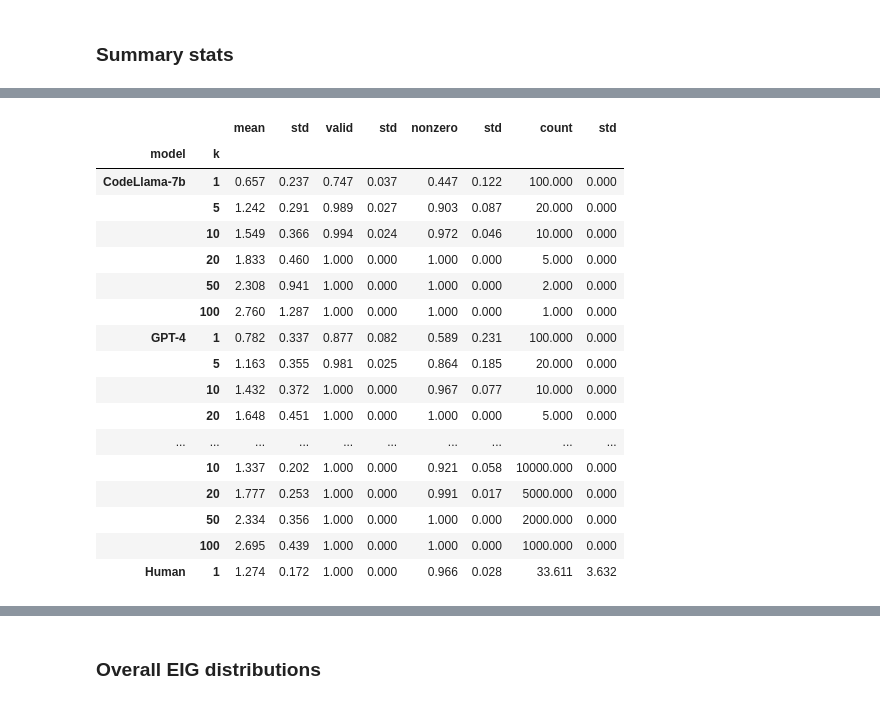
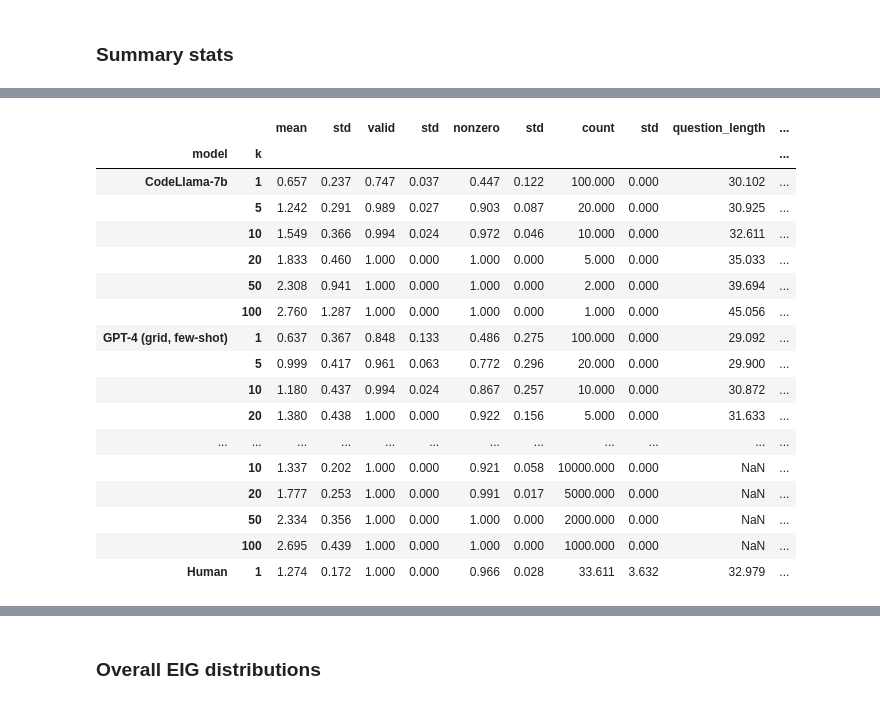
Before and after one commit to gabegrand/battleship, a Jupyter notebook: experiments/cogsci/analysis.ipynb, the cells around one changed output, grey strips where cells are left out. Drawn from its saved outputs; the diff is of its cells as text; code cells hidden in the pictures.

```diff
--- a/experiments/cogsci/analysis.ipynb
+++ b/experiments/cogsci/analysis.ipynb
@@ -142,7 +143,15 @@ df_grammar_enumeration
 # %% [markdown]
 # Construct bootstrapped k samples
 # %%
-BOOTSTRAP_MODELS = [df_codellama_7b, df_gpt4, df_grammar_sampling, df_grammar_enumeration]
+BOOTSTRAP_MODELS = [
+    df_codellama_7b,
+    df_gpt4_textual_zero_shot,
+    df_gpt4_textual,
+    df_gpt4_grid_zero_shot,
+    df_gpt4_grid,
+    df_grammar_sampling,
+    df_grammar_enumeration,
+]
 
 
 def bootstrap(df: pd.DataFrame, k: int = 5):
@@ -153,13 +162,14 @@ def bootstrap(df: pd.DataFrame, k: int = 5):
     # return pd.concat(samples).reset_index(drop=False)
     _scores = df["score"].to_numpy()
     n = len(_scores)
-    _scores = np.nan_to_num(_scores, nan=float('-inf'))
+    _scores = np.nan_to_num(_scores, nan=float("-inf"))
     _scores = np.reshape(_scores, (-1, k))
     idx = np.argmax(_scores, axis=1)
     offset = np.array([i * k for i in range(len(idx))])
     idx = idx + offset
     _df = df.iloc[idx].reset_index(drop=True)
     return _df
+
 
 data = []
 
@@ -172,6 +182,9 @@ for _df_model in BOOTSTRAP_MODELS:
     for k in [5, 10, 20, 50, 100]:
         # _df = _df_model.groupby(["model", "trial_id"]).apply(lambda df: bootstrap(df, k=k)).reset_index(drop=True)
         for trial_id, df_group in _df_model.groupby("trial_id"):
+            if len(df_group) < k:
+                continue
+
             _df = bootstrap(df_group.copy(), k=k)
             _df["k"] = k
             data.append(_df)
@@ -219,9 +243,17 @@ df
 ### Summary stats
 # %%
 aggregators = {
-    "mean": "mean",
-    # "max": "max",
-    "valid": lambda x: x.count() / len(x),
-    "nonzero": lambda x: (x > 0).sum() / len(x),
-    "count": lambda x: len(x),
+    "score": [
+        ("mean", lambda x: x.mean()),
+        ("valid", lambda x: x.count() / len(x)),
+        ("nonzero", lambda x: (x > 0).sum() / len(x)),
+        ("count", lambda x: len(x)),
+    ],
+    "question": [
+        ("question_length", lambda x: x.str.len().mean()),
+    ]
 }
+
+df_grouped_by_trial = df.groupby(["trial_id", "model", "k"]).agg(aggregators)
+df_grouped_by_trial.columns = df_grouped_by_trial.columns.droplevel(0)
+df_grouped_by_trial
@@ -250,3 +274,0 @@ df_grouped_by_model
-# %%
-df_grouped_by_trial = df.groupby(["trial_id", "model", "k"]).score.agg(**aggregators)
-df_grouped_by_trial
@@ -268,25 +275,29 @@ df_grouped_by_trial
 # %%
-df_main_results = df_grouped_by_trial.groupby(["model", "k"])[list(aggregators.keys())].agg(["mean", "std"])
+df_main_results = df_grouped_by_trial.groupby(["model", "k"])[
+    ["mean", "valid", "nonzero", "count", "question_length"]
+].agg(["mean", "std"])
 # flatten multiindex
-df_main_results.columns = [col[1] if col[1] == "std" else col[0] for col in df_main_results.columns]
+df_main_results.columns = [
+    col[1] if col[1] == "std" else col[0] for col in df_main_results.columns
+]
 df_main_results = df_main_results.round(3)
 df_main_results
 # %% [output]
-|  |  | mean | std | valid | std | nonzero | std | count | std |
-| model | k |  |  |  |  |  |  |  |  |
-| CodeLlama-7b | 1 | 0.657 | 0.237 | 0.747 | 0.037 | 0.447 | 0.122 | 100.000 | 0.000 |
-|  | 5 | 1.242 | 0.291 | 0.989 | 0.027 | 0.903 | 0.087 | 20.000 | 0.000 |
-|  | 10 | 1.549 | 0.366 | 0.994 | 0.024 | 0.972 | 0.046 | 10.000 | 0.000 |
-|  | 20 | 1.833 | 0.460 | 1.000 | 0.000 | 1.000 | 0.000 | 5.000 | 0.000 |
-|  | 50 | 2.308 | 0.941 | 1.000 | 0.000 | 1.000 | 0.000 | 2.000 | 0.000 |
-|  | 100 | 2.760 | 1.287 | 1.000 | 0.000 | 1.000 | 0.000 | 1.000 | 0.000 |
-| GPT-4 | 1 | 0.782 | 0.337 | 0.877 | 0.082 | 0.589 | 0.231 | 100.000 | 0.000 |
-|  | 5 | 1.163 | 0.355 | 0.981 | 0.025 | 0.864 | 0.185 | 20.000 | 0.000 |
-|  | 10 | 1.432 | 0.372 | 1.000 | 0.000 | 0.967 | 0.077 | 10.000 | 0.000 |
-|  | 20 | 1.648 | 0.451 | 1.000 | 0.000 | 1.000 | 0.000 | 5.000 | 0.000 |
-| ... | ... | ... | ... | ... | ... | ... | ... | ... | ... |
-|  | 10 | 1.337 | 0.202 | 1.000 | 0.000 | 0.921 | 0.058 | 10000.000 | 0.000 |
-|  | 20 | 1.777 | 0.253 | 1.000 | 0.000 | 0.991 | 0.017 | 5000.000 | 0.000 |
-|  | 50 | 2.334 | 0.356 | 1.000 | 0.000 | 1.000 | 0.000 | 2000.000 | 0.000 |
-|  | 100 | 2.695 | 0.439 | 1.000 | 0.000 | 1.000 | 0.000 | 1000.000 | 0.000 |
-| Human | 1 | 1.274 | 0.172 | 1.000 | 0.000 | 0.966 | 0.028 | 33.611 | 3.632 |
+|  |  | mean | std | valid | std | nonzero | std | count | std | question_length | ... |
+| model | k |  |  |  |  |  |  |  |  |  | ... |
+| CodeLlama-7b | 1 | 0.657 | 0.237 | 0.747 | 0.037 | 0.447 | 0.122 | 100.000 | 0.000 | 30.102 | ... |
+|  | 5 | 1.242 | 0.291 | 0.989 | 0.027 | 0.903 | 0.087 | 20.000 | 0.000 | 30.925 | ... |
+|  | 10 | 1.549 | 0.366 | 0.994 | 0.024 | 0.972 | 0.046 | 10.000 | 0.000 | 32.611 | ... |
+|  | 20 | 1.833 | 0.460 | 1.000 | 0.000 | 1.000 | 0.000 | 5.000 | 0.000 | 35.033 | ... |
+|  | 50 | 2.308 | 0.941 | 1.000 | 0.000 | 1.000 | 0.000 | 2.000 | 0.000 | 39.694 | ... |
+|  | 100 | 2.760 | 1.287 | 1.000 | 0.000 | 1.000 | 0.000 | 1.000 | 0.000 | 45.056 | ... |
+| GPT-4 (grid, few-shot) | 1 | 0.637 | 0.367 | 0.848 | 0.133 | 0.486 | 0.275 | 100.000 | 0.000 | 29.092 | ... |
+|  | 5 | 0.999 | 0.417 | 0.961 | 0.063 | 0.772 | 0.296 | 20.000 | 0.000 | 29.900 | ... |
+|  | 10 | 1.180 | 0.437 | 0.994 | 0.024 | 0.867 | 0.257 | 10.000 | 0.000 | 30.872 | ... |
+|  | 20 | 1.380 | 0.438 | 1.000 | 0.000 | 0.922 | 0.156 | 5.000 | 0.000 | 31.633 | ... |
+| ... | ... | ... | ... | ... | ... | ... | ... | ... | ... | ... | ... |
+|  | 10 | 1.337 | 0.202 | 1.000 | 0.000 | 0.921 | 0.058 | 10000.000 | 0.000 | NaN | ... |
+|  | 20 | 1.777 | 0.253 | 1.000 | 0.000 | 0.991 | 0.017 | 5000.000 | 0.000 | NaN | ... |
+|  | 50 | 2.334 | 0.356 | 1.000 | 0.000 | 1.000 | 0.000 | 2000.000 | 0.000 | NaN | ... |
+|  | 100 | 2.695 | 0.439 | 1.000 | 0.000 | 1.000 | 0.000 | 1000.000 | 0.000 | NaN | ... |
+| Human | 1 | 1.274 | 0.172 | 1.000 | 0.000 | 0.966 | 0.028 | 33.611 | 3.632 | 32.979 | ... |
```
Also changed, not shown: parts of 28 cells of this notebook, 1 other file.
